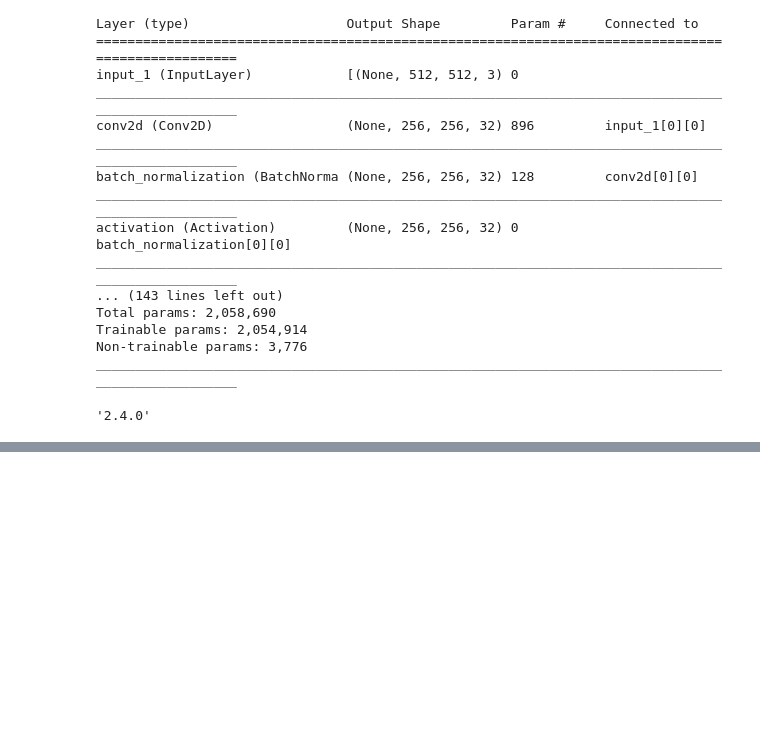
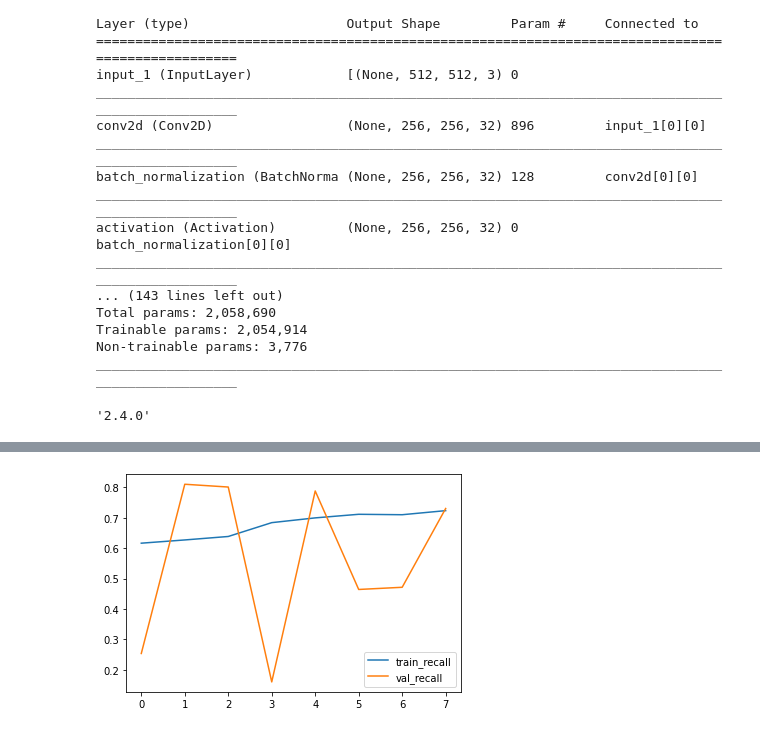
Before and after one commit to BB8-2020/FARM-deforestation, a Jupyter notebook: notebooks/unet.ipynb, the cells around one changed output, grey strips where cells are left out. Saved outputs shown, nothing was run; the diff lists cells and outputs as text; code cells hidden in the pictures; blank space fills up the shorter version.

```diff
--- a/notebooks/unet.ipynb
+++ b/notebooks/unet.ipynb
@@ -324,2 +358,9 @@ plt.show()
+# %%
+plt.plot(reshistory.history['recall'],label="train_recall")
+plt.plot(reshistory.history['val_recall'],label="val_recall")
+plt.legend()
+plt.show()
+# %% [output]
+[figure, added]
 # %%
 reshistory.history['loss']
```
Also changed, not shown: parts of 21 cells of this notebook, 1 other file.
